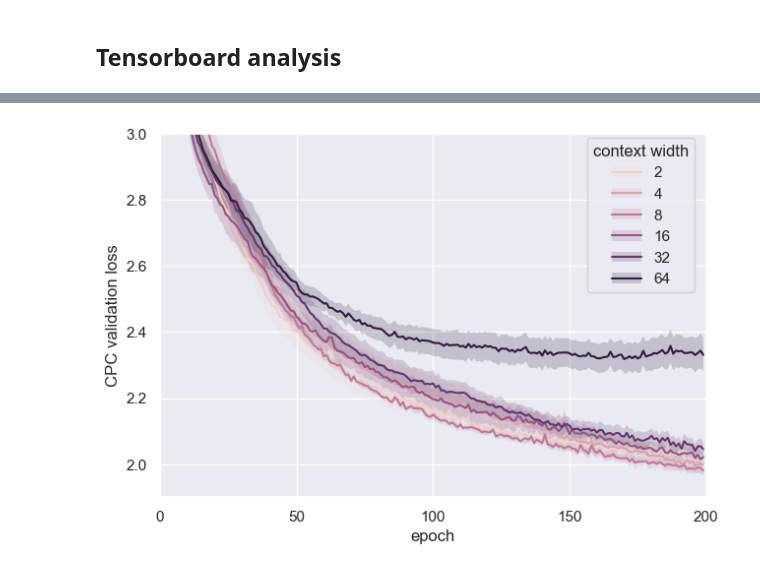
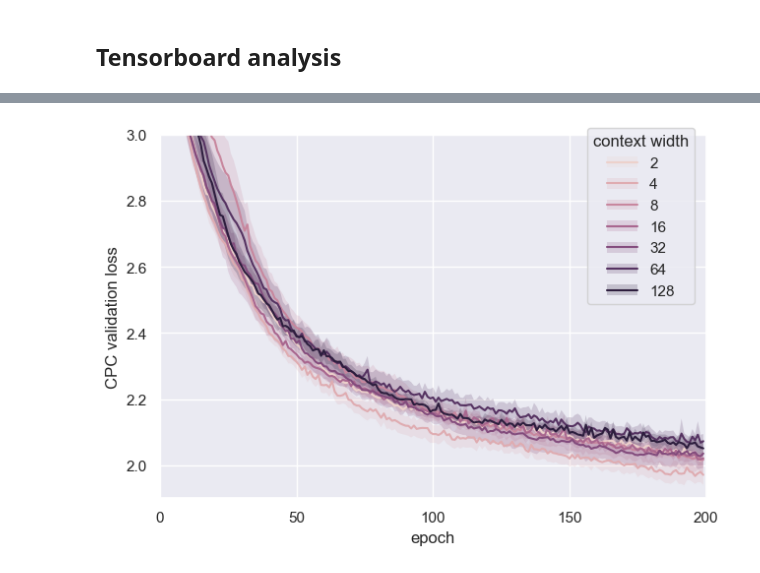
Before and after one commit to sdrobert/scpc, a Jupyter notebook: scripts/analyze.ipynb, the cells around one changed output, grey strips where cells are left out. Drawn from its saved outputs; the diff is of its cells as text; code cells hidden in the pictures.

```diff
--- a/scripts/analyze.ipynb
+++ b/scripts/analyze.ipynb
@@ -22,7 +24,11 @@ from matplotlib import pyplot as plt
 
 sns.set_theme('paper', font_scale=2)
 
+%aimport exp_utils
 from exp_utils import *
+
+WIDTHS = (2, 4, 8, 16, 32, 64, 128)
+STEPS = (1, 3, 6, 12, 24)
 # %% [markdown]
 ## ZeroSpeech libriABX analysis
 # %%
@@ -397,4 +358,6 @@ dft.head(10)
 # %%
+# regular training
+
 df = filter_data_equal(dft, {
     "conv.norm_type": "none",
     "context_type": "csa",
@@ -404,41 +367,41 @@ df = filter_data_equal(dft, {
     "training.cpc_loss.prediction_steps": 12,
     "csa.dim_feedforward": 1024,
     "csa.num_layers": 1,
+    "training.max_epochs": 200,
 })
 df = filter_data_in(
-    df, {"csa.max_width": range(2, 65)}
+    df, {"csa.max_width": WIDTHS}
 ).copy()
 
 check_data(
-    df, "tb.epoch", "tb.val_loss", "tb.step", "csa.max_width", "csa.num_layers",
-    "training.cpc_loss.offset"
+    df, "tb.epoch", "tb.val_loss", "tb.step", "csa.max_width"
 )
-# 6 seeds * 6 context windows
-assert len(pd.unique(df['name'])) == 6 * 6
+# 5 seeds * 7 context windows
+assert len(pd.unique(df['name'])) == 5 * 7
 
 fig = plt.figure(1, figsize=[6.8, 4.8])
 plot = (
     so.Plot(df, x="tb.epoch", y="tb.val_loss", color="csa.max_width")
     .limit(y=(1.9, 3.0), x=(0, 200))
     .add(so.Line(), so.Agg())
     .add(so.Band(), so.Est(errorbar="se"), group="csa.max_width")
     .label(x="epoch", y="CPC validation loss", color="context width")
     .scale(
         color=so.Continuous(trans="log")
-            .tick(at=(2, 4, 8, 16, 32, 64))
+            .tick(at=(2, 4, 8, 16, 32, 64, 128))
             .label(like=".0f"))
     .on(fig)
 )
 
 plot.plot()
 
 leg = fig.legends[0]
 bb = leg.get_bbox_to_anchor().transformed(fig.axes[0].transAxes.inverted())
 bb.x0 -= .335
 bb.y0 += .41
 leg.set_bbox_to_anchor(bb, transform=fig.axes[0].transAxes)
 
 fig.tight_layout()
 fig.savefig('../resources/train_loss_vs_width.pdf')
 # %% [output]
-[figure, old version]
+[figure, new version]
```
Also changed, not shown: parts of 9 cells of this notebook, 4 other files.
